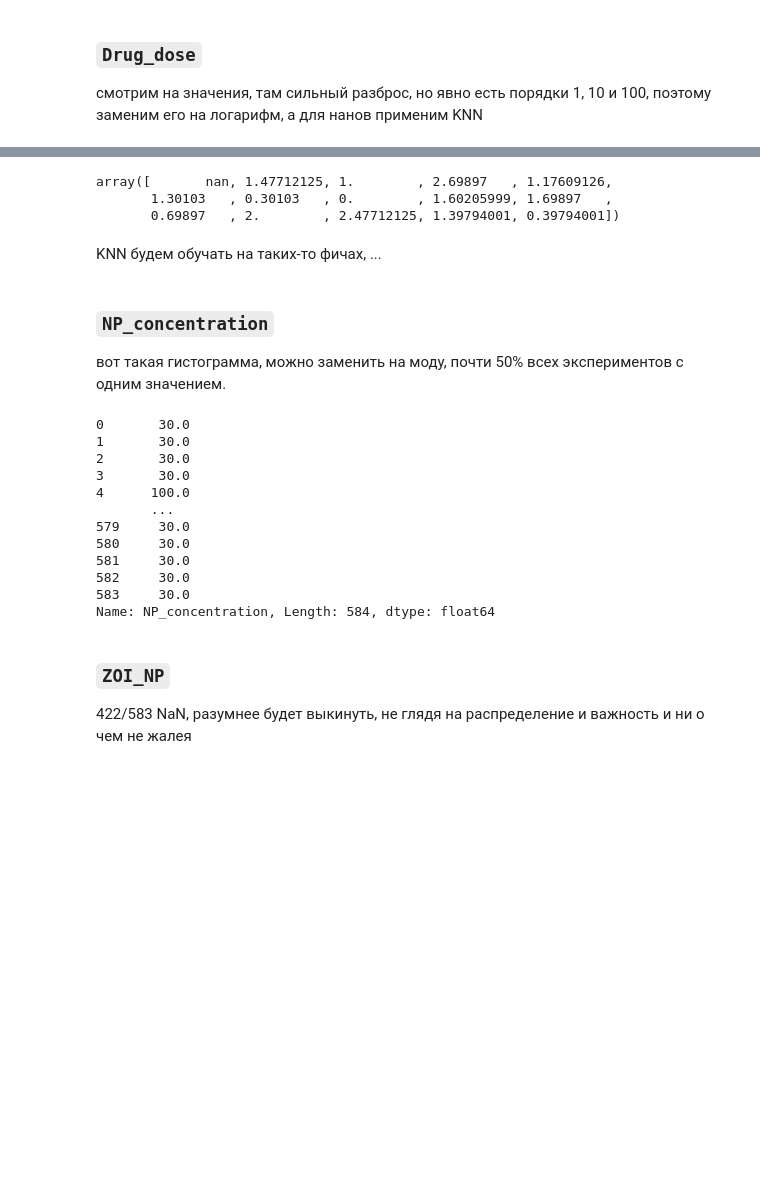
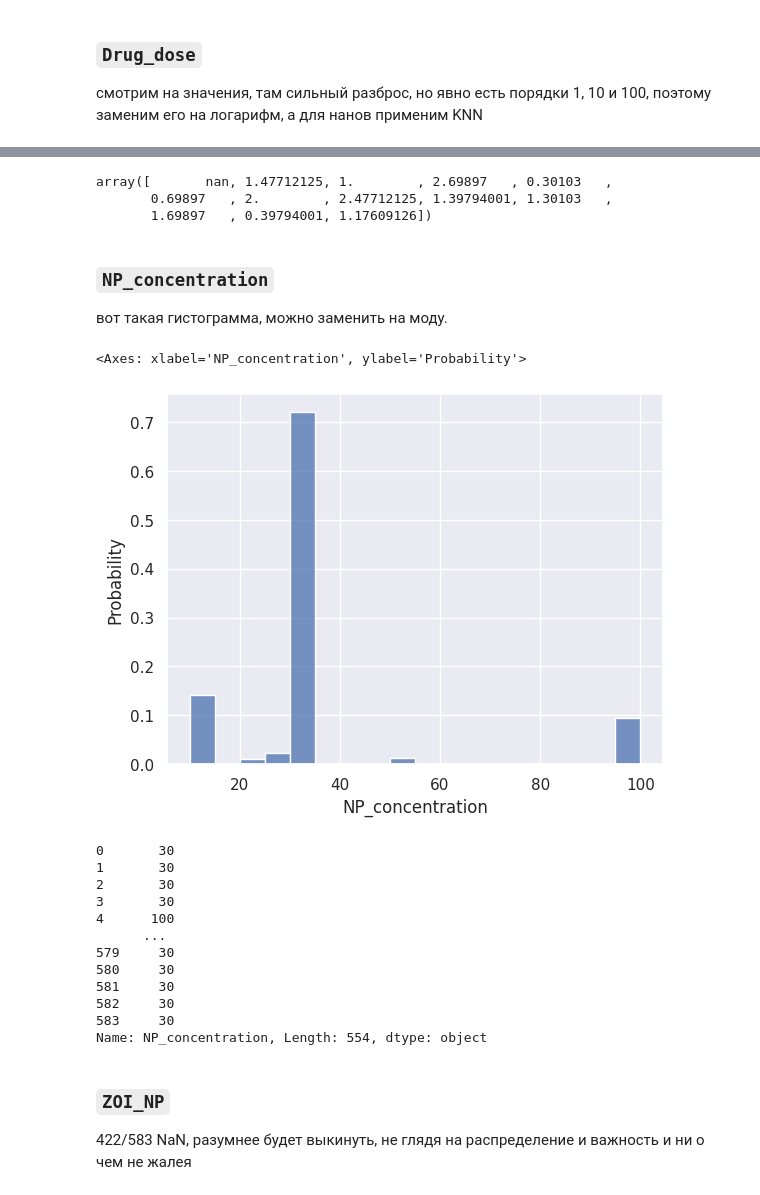
Before and after one commit to vahahahart/hackathon_team_3, a Jupyter notebook: main.ipynb, the cells around one changed output, grey strips where cells are left out. Saved outputs shown, nothing was run; the diff lists cells and outputs as text; code cells hidden in the pictures; blank space fills up the shorter version.

````diff
--- a/main.ipynb
+++ b/main.ipynb
@@ -131,10 +131,10 @@ df[df['NP_concentration'] == '170/85/42.29']
 # %%
 '''df['various_conc_tested'] = np.array(['/' in str(x) for x in df['NP_concentration']])
 df.loc[df['various_conc_tested'] == True, 'NP_concentration'] = 170
-df['various_conc_tested'].value_counts()
-df['NP_concentration'] = df['NP_concentration'].astype('float64')'''
+df['various_conc_tested'].value_counts()'''
 
 df = df[~(df['NP_concentration'].astype(str).str.contains('170/85'))]
+df['NP_concentration'] = df['NP_concentration'].astype('float64')
 # %%
 df['NP_concentration'].unique()
 # %% [output]
@@ -146,4 +146,4 @@ array([nan, '100', '30', '10', '20', '50', '25', '102', '104', '170',
 # %%
 df['min_max_NP_size'] = df['NP size_max'] - df['NP size_min']
 df.drop(columns=['NP size_max', 'NP size_min'], inplace=True)
-df = df.rename(columns={'NP size_avg': 'avg_NP_size'})
+df.rename(columns={'NP size_avg': 'avg_NP_size'}, inplace=True)
@@ -315,8 +327,6 @@ num_cols.append('lg_Drug_dose')
 # %%
 df['lg_Drug_dose'].unique()
 # %% [output]
-array([       nan, 1.47712125, 1.        , 2.69897   , 1.17609126,
-       1.30103   , 0.30103   , 0.        , 1.60205999, 1.69897   ,
-       0.69897   , 2.        , 2.47712125, 1.39794001, 0.39794001])
+array([       nan, 1.47712125, 1.        , 2.69897   , 0.30103   ,
+       0.69897   , 2.        , 2.47712125, 1.39794001, 1.30103   ,
+       1.69897   , 0.39794001, 1.17609126])
-# %% [markdown]
-KNN будем обучать на таких-то фичах, ...
@@ -325,3 +333,3 @@ KNN будем обучать на таких-то фичах, ...
 # %% [markdown]
 ### ```NP_concentration```
-вот такая гистограмма, можно заменить на моду, почти 50% всех экспериментов с одним значением.
+вот такая гистограмма, можно заменить на моду.
@@ -330,20 +336,25 @@ KNN будем обучать на таких-то фичах, ...
+# %%
+sns.histplot(df['NP_concentration'].dropna().astype('float32'), stat='probability', binwidth=5)
+# %% [output]
+<Axes: xlabel='NP_concentration', ylabel='Probability'>
+[figure, added]
 # %%
 mode_conc = df['NP_concentration'].mode()[0]
 df['NP_concentration'].fillna(mode_conc, inplace=True)
 df['NP_concentration']
 # %% [output]
-0       30.0
-1       30.0
-2       30.0
-3       30.0
-4      100.0
-       ...
-579     30.0
-580     30.0
-581     30.0
-582     30.0
-583     30.0
-Name: NP_concentration, Length: 584, dtype: float64
+0       30
+1       30
+2       30
+3       30
+4      100
+      ...
+579     30
+580     30
+581     30
+582     30
+583     30
+Name: NP_concentration, Length: 554, dtype: object
 # %% [markdown]
 ### ```ZOI_NP```
 422/583 NaN, разумнее будет выкинуть, не глядя на распределение и важность и ни о чем не жалея
````
Also changed, not shown: parts of 10 cells of this notebook.
